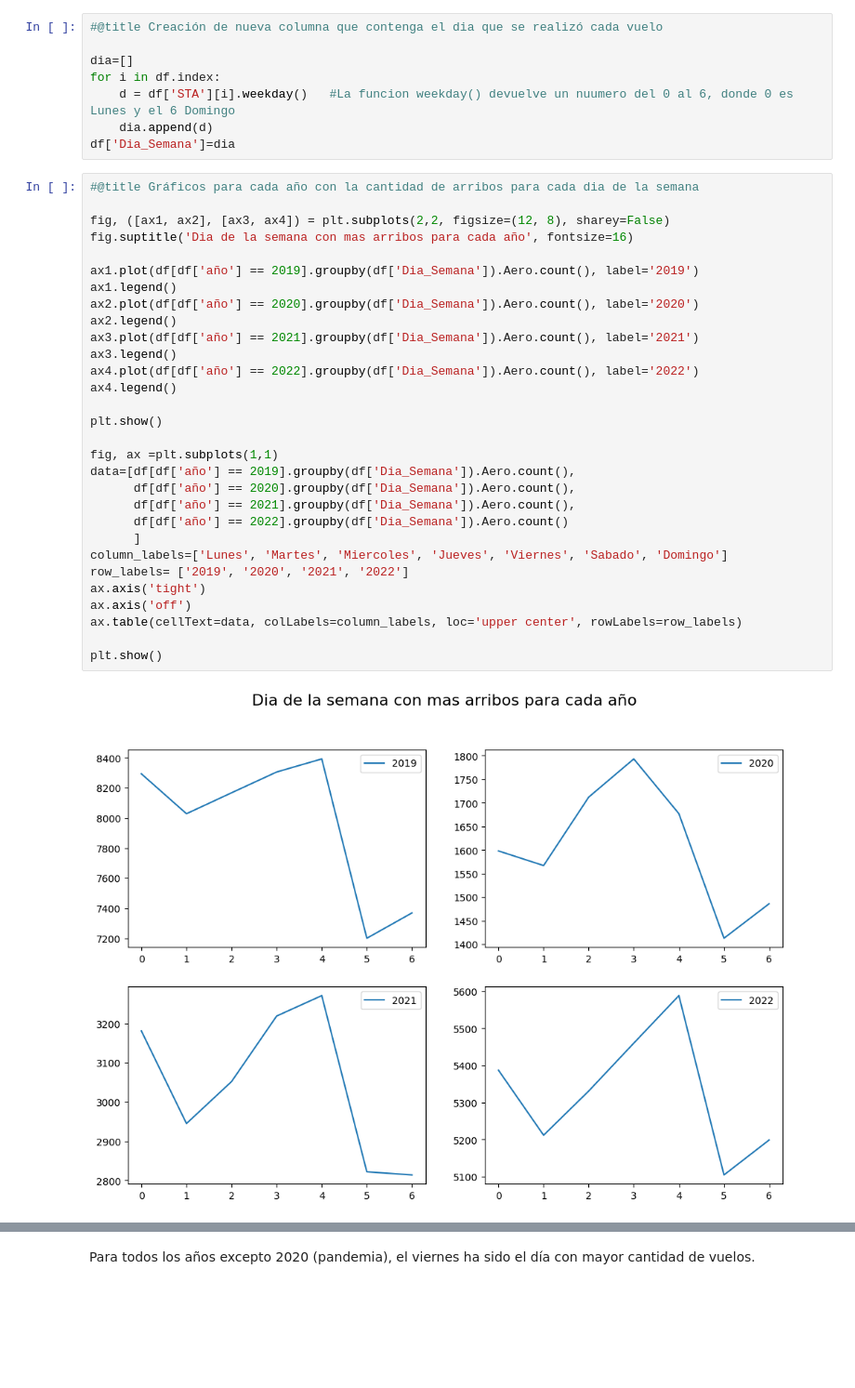
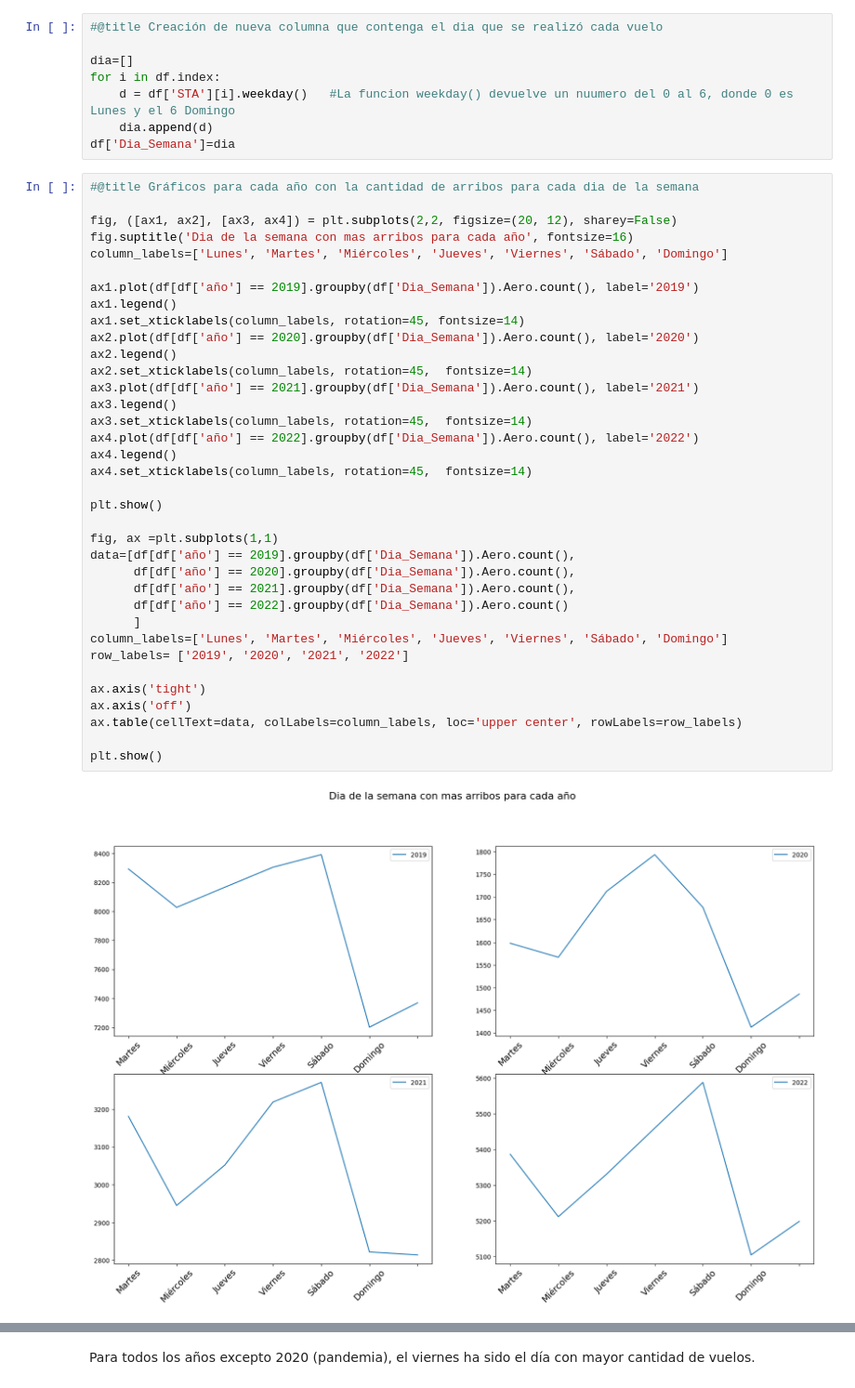
Before and after one commit to sebascoca/M08-BDB, a Jupyter notebook: TP2/Proyecto_Aeroparque_TP2.ipynb, the cells around one changed output, grey strips where cells are left out. Shown at 93% size. Saved outputs shown, nothing was run; the diff lists cells and outputs as text; blank space fills up the shorter version.

```diff
--- a/TP2/Proyecto_Aeroparque_TP2.ipynb
+++ b/TP2/Proyecto_Aeroparque_TP2.ipynb
@@ -696,35 +728,41 @@ df['Dia_Semana']=dia
 # %%
 #@title Gráficos para cada año con la cantidad de arribos para cada dia de la semana
 
-fig, ([ax1, ax2], [ax3, ax4]) = plt.subplots(2,2, figsize=(12, 8), sharey=False)
+fig, ([ax1, ax2], [ax3, ax4]) = plt.subplots(2,2, figsize=(20, 12), sharey=False)
 fig.suptitle('Dia de la semana con mas arribos para cada año', fontsize=16)
+column_labels=['Lunes', 'Martes', 'Miércoles', 'Jueves', 'Viernes', 'Sábado', 'Domingo']
 
 ax1.plot(df[df['año'] == 2019].groupby(df['Dia_Semana']).Aero.count(), label='2019')
 ax1.legend()
+ax1.set_xticklabels(column_labels, rotation=45, fontsize=14)
 ax2.plot(df[df['año'] == 2020].groupby(df['Dia_Semana']).Aero.count(), label='2020')
 ax2.legend()
+ax2.set_xticklabels(column_labels, rotation=45,  fontsize=14)
 ax3.plot(df[df['año'] == 2021].groupby(df['Dia_Semana']).Aero.count(), label='2021')
 ax3.legend()
+ax3.set_xticklabels(column_labels, rotation=45,  fontsize=14)
 ax4.plot(df[df['año'] == 2022].groupby(df['Dia_Semana']).Aero.count(), label='2022')
 ax4.legend()
+ax4.set_xticklabels(column_labels, rotation=45,  fontsize=14)
 
 plt.show()
 
 fig, ax =plt.subplots(1,1)
 data=[df[df['año'] == 2019].groupby(df['Dia_Semana']).Aero.count(),
       df[df['año'] == 2020].groupby(df['Dia_Semana']).Aero.count(),
       df[df['año'] == 2021].groupby(df['Dia_Semana']).Aero.count(),
       df[df['año'] == 2022].groupby(df['Dia_Semana']).Aero.count()
       ]
-column_labels=['Lunes', 'Martes', 'Miercoles', 'Jueves', 'Viernes', 'Sabado', 'Domingo']
+column_labels=['Lunes', 'Martes', 'Miércoles', 'Jueves', 'Viernes', 'Sábado', 'Domingo']
 row_labels= ['2019', '2020', '2021', '2022']
+
 ax.axis('tight')
 ax.axis('off')
 ax.table(cellText=data, colLabels=column_labels, loc='upper center', rowLabels=row_labels)
 
 plt.show()
 # %% [output]
-[figure, old version]
+[figure, new version]
 [figure]
 # %% [markdown]
 Para todos los años excepto 2020 (pandemia), el viernes ha sido el día con mayor cantidad de vuelos.
```
Also changed, not shown: parts of 32 cells of this notebook, 2 other files.
